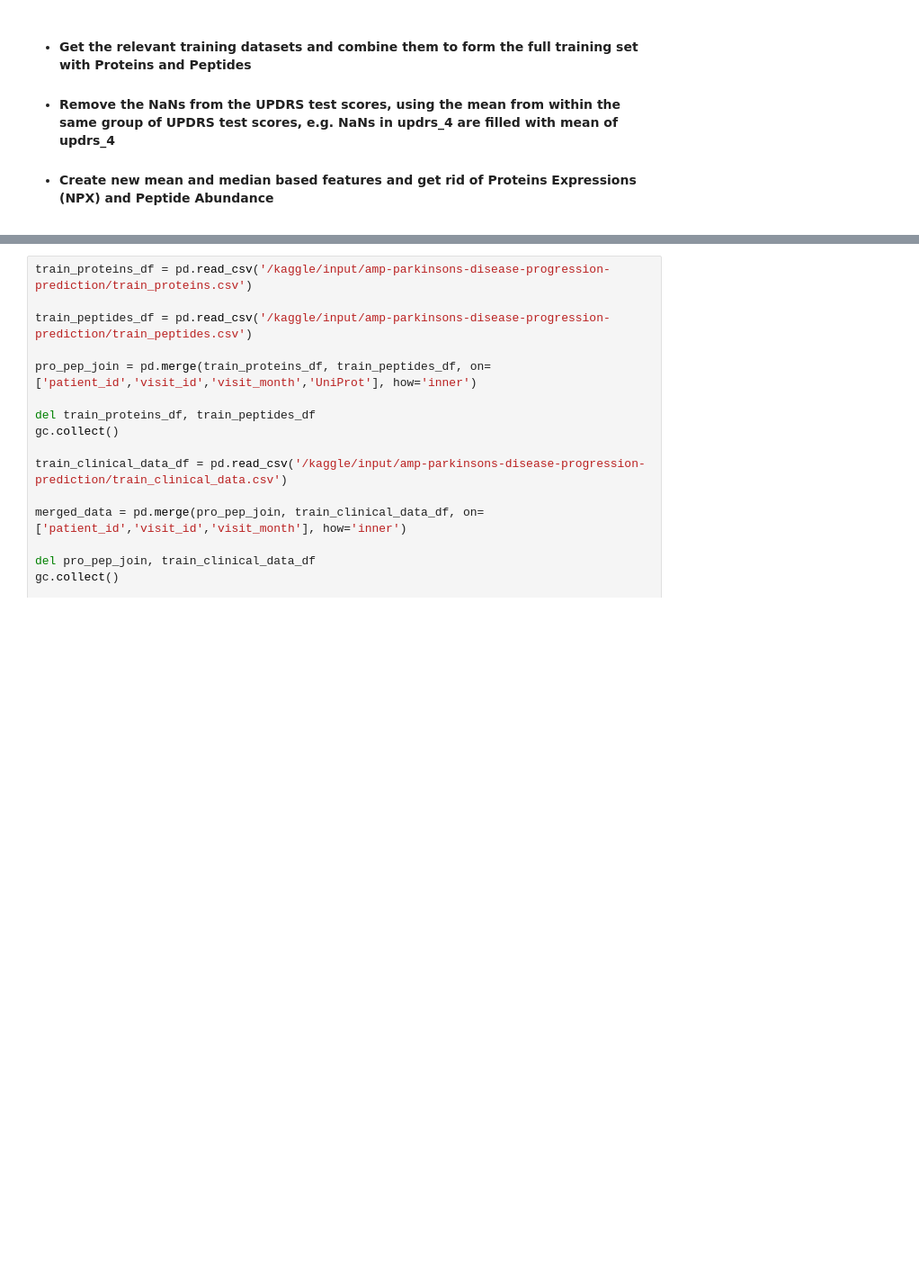
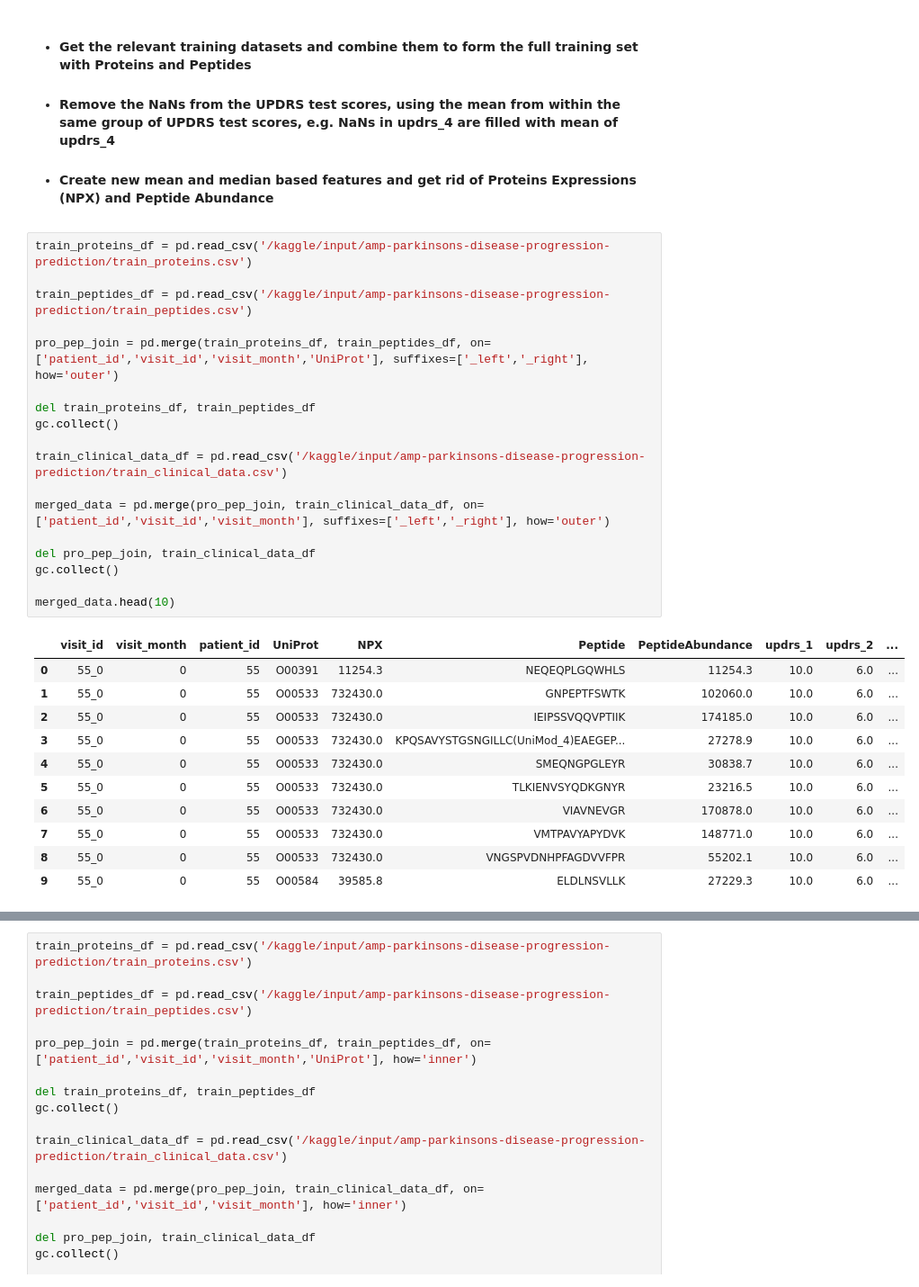
Before and after one commit to sumaniitm/AMP-parkinsons-disease-progression-prediction, a Jupyter notebook: amp-parkinson-s-disease-progression-prediction.ipynb, the cells around one changed output, grey strips where cells are left out. Shown: that part at 90% size. Cells and saved outputs as stored; diff of their text form; blank space fills up the shorter version.

```diff
--- a/amp-parkinson-s-disease-progression-prediction.ipynb
+++ b/amp-parkinson-s-disease-progression-prediction.ipynb
@@ -47,3 +48,33 @@ for dirname, _, filenames in os.walk('/kaggle/input'):
 * #### Get the relevant training datasets and combine them to form the full training set with Proteins and Peptides
 * #### Remove the NaNs from the UPDRS test scores, using the mean from within the same group of UPDRS test scores, e.g. NaNs in updrs_4 are filled with mean of updrs_4
 * #### Create new mean and median based features and get rid of Proteins Expressions (NPX) and Peptide Abundance
+# %%
+train_proteins_df = pd.read_csv('/kaggle/input/amp-parkinsons-disease-progression-prediction/train_proteins.csv')
+
+train_peptides_df = pd.read_csv('/kaggle/input/amp-parkinsons-disease-progression-prediction/train_peptides.csv')
+
+pro_pep_join = pd.merge(train_proteins_df, train_peptides_df, on=['patient_id','visit_id','visit_month','UniProt'], suffixes=['_left','_right'], how='outer')
+
+del train_proteins_df, train_peptides_df
+gc.collect()
+
+train_clinical_data_df = pd.read_csv('/kaggle/input/amp-parkinsons-disease-progression-prediction/train_clinical_data.csv')
+
+merged_data = pd.merge(pro_pep_join, train_clinical_data_df, on=['patient_id','visit_id','visit_month'], suffixes=['_left','_right'], how='outer')
+
+del pro_pep_join, train_clinical_data_df
+gc.collect()
+
+merged_data.head(10)
+# %% [output]
+|  | visit_id | visit_month | patient_id | UniProt | NPX | Peptide | PeptideAbundance | updrs_1 | updrs_2 | ... |
+| 0 | 55_0 | 0 | 55 | O00391 | 11254.3 | NEQEQPLGQWHLS | 11254.3 | 10.0 | 6.0 | ... |
+| 1 | 55_0 | 0 | 55 | O00533 | 732430.0 | GNPEPTFSWTK | 102060.0 | 10.0 | 6.0 | ... |
+| 2 | 55_0 | 0 | 55 | O00533 | 732430.0 | IEIPSSVQQVPTIIK | 174185.0 | 10.0 | 6.0 | ... |
+| 3 | 55_0 | 0 | 55 | O00533 | 732430.0 | KPQSAVYSTGSNGILLC(UniMod_4)EAEGEP... | 27278.9 | 10.0 | 6.0 | ... |
+| 4 | 55_0 | 0 | 55 | O00533 | 732430.0 | SMEQNGPGLEYR | 30838.7 | 10.0 | 6.0 | ... |
+| 5 | 55_0 | 0 | 55 | O00533 | 732430.0 | TLKIENVSYQDKGNYR | 23216.5 | 10.0 | 6.0 | ... |
+| 6 | 55_0 | 0 | 55 | O00533 | 732430.0 | VIAVNEVGR | 170878.0 | 10.0 | 6.0 | ... |
+| 7 | 55_0 | 0 | 55 | O00533 | 732430.0 | VMTPAVYAPYDVK | 148771.0 | 10.0 | 6.0 | ... |
+| 8 | 55_0 | 0 | 55 | O00533 | 732430.0 | VNGSPVDNHPFAGDVVFPR | 55202.1 | 10.0 | 6.0 | ... |
+| 9 | 55_0 | 0 | 55 | O00584 | 39585.8 | ELDLNSVLLK | 27229.3 | 10.0 | 6.0 | ... |
```
Also changed, not shown: parts of 20 cells of this notebook.
